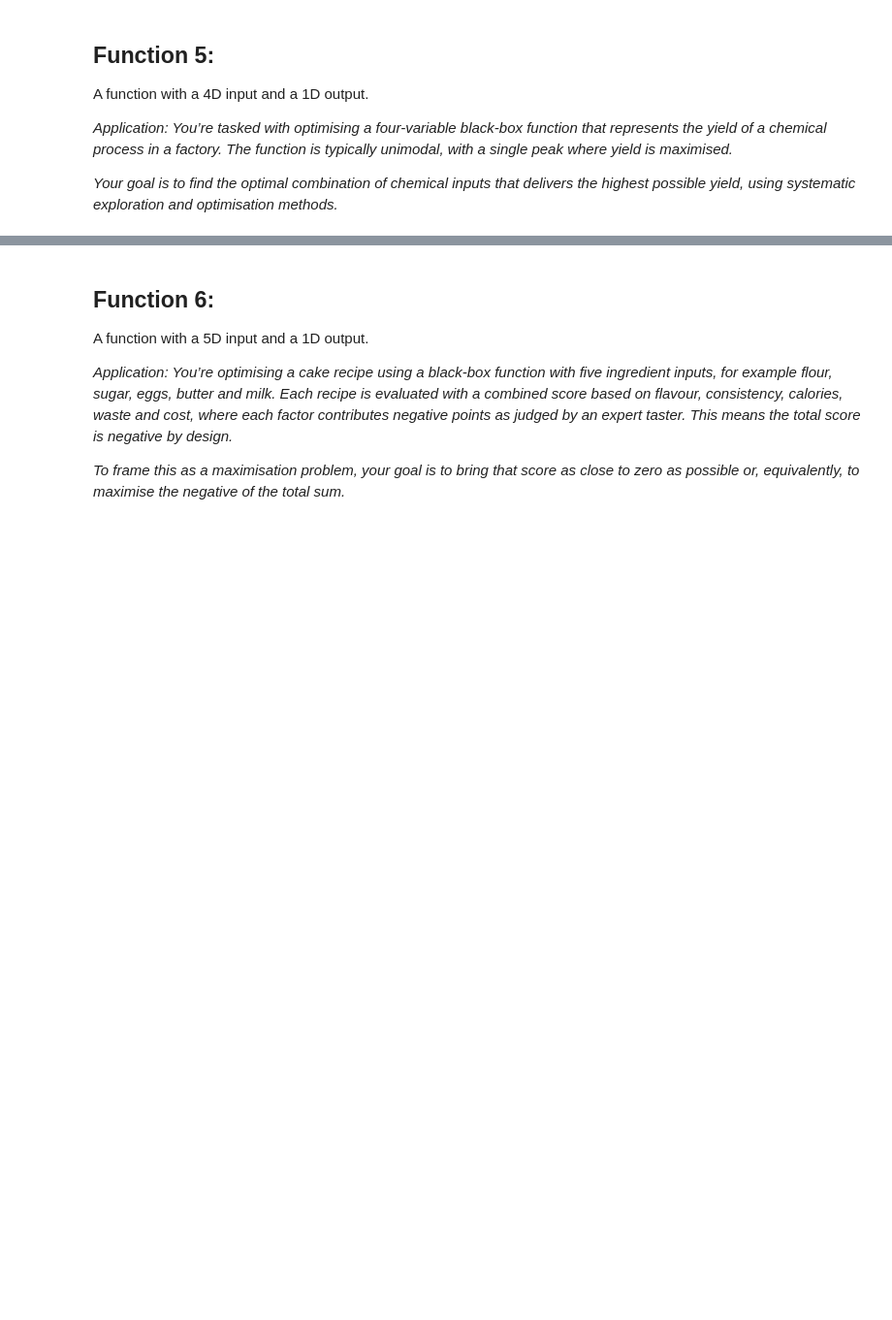
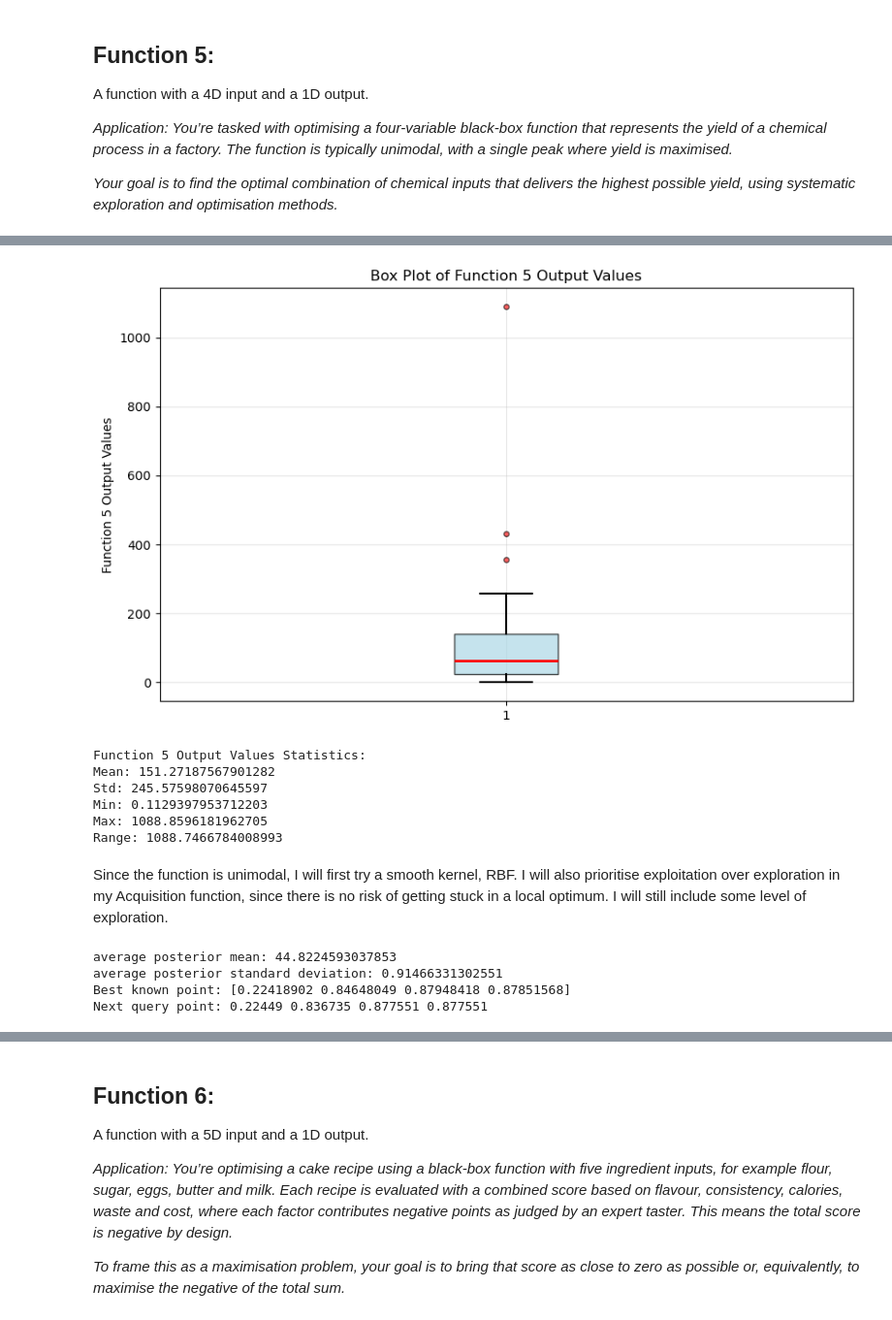
Before and after one commit to Kelly-A-W/Imperial-AI-and-ML-Course-Capstone-Project, a Jupyter notebook: capstone_assignment_12_1.ipynb, the cells around one changed output, grey strips where cells are left out. Shown: that part at 97% size. Cells and saved outputs as stored; diff of their text form; code cells hidden in the pictures; blank space fills up the shorter version.

```diff
--- a/capstone_assignment_12_1.ipynb
+++ b/capstone_assignment_12_1.ipynb
@@ -976,0 +1049,73 @@ A function with a 4D input and a 1D output.
+# %%
+# Create density plot of post_mean
+plt.figure(figsize=(10, 6))
+plt.boxplot(y_5, vert=True, patch_artist=True,
+           boxprops=dict(facecolor='lightblue', alpha=0.7),
+           medianprops=dict(color='red', linewidth=2),
+           whiskerprops=dict(color='black', linewidth=1.5),
+           capprops=dict(color='black', linewidth=1.5),
+           flierprops=dict(marker='o', markerfacecolor='red', markersize=4, alpha=0.6))
+plt.ylabel('Function 5 Output Values')
+plt.title('Box Plot of Function 5 Output Values')
+plt.grid(True, alpha=0.3)
+plt.show()
+
+# Print some statistics
+print(f"Function 5 Output Values Statistics:")
+print("Mean:", np.mean(y_5))
+print("Std:", np.std(y_5))
+print("Min:", np.min(y_5))
+print("Max:", np.max(y_5))
+print("Range:", np.max(y_5) - np.min(y_5))
+# %% [output]
+[figure, added]
+Function 5 Output Values Statistics:
+Mean: 151.27187567901282
+Std: 245.57598070645597
+Min: 0.1129397953712203
+Max: 1088.8596181962705
+Range: 1088.7466784008993
+# %% [markdown]
+
+Since the function is unimodal, I will first try a smooth kernel, RBF. I will also prioritise exploitation over exploration in my Acquisition function, since there is no risk of getting stuck in a local optimum. I will still include some level of exploration.
+# %%
+# GP assumption
+noise_assumption = 1e-10
+
+# kernel parameters
+length_scale = 0.1
+
+# set up evaluation grid:
+x_51 = np.linspace(0, 1, 50)
+x_52 = np.linspace(0, 1, 50)
+x_53 = np.linspace(0, 1, 50)
+x_54 = np.linspace(0, 1, 50)
+x_51, x_52, x_53, x_54 = np.meshgrid(x_51, x_52, x_53, x_54)
+x_5_grid = np.column_stack([x_51.ravel(), x_52.ravel(), x_53.ravel(), x_54.ravel()])
+
+# Define and fit GP
+kernel = RBF(length_scale = length_scale)
+model = GaussianProcessRegressor(kernel = kernel, alpha = noise_assumption)
+model.fit(np.array(x_5), np.array(y_5))
+
+
+# Get the predicted (posterior) mean and standard deviation for each grid point
+post_mean, post_std = model.predict(x_5_grid, return_std = True)
+print("average posterior mean:", mean(post_mean))
+print("average posterior standard deviation:", mean(post_std))
+
+# Calculate the UCB aquisition function
+kappa = 0.1
+UCB = post_mean + kappa * post_std
+
+
+# Get the next query point
+max_idx_5 = np.argmax(UCB)
+next_point_5 = x_5_grid[max_idx_5]
+print("Best known point:", x_5[np.argmax(y_5)])
+print("Next query point:", round(next_point_5[0], 6), round(next_point_5[1], 6), round(next_point_5[2], 6), round(next_point_5[3], 6))
+# %% [output]
+average posterior mean: 44.8224593037853
+average posterior standard deviation: 0.91466331302551
+Best known point: [0.22418902 0.84648049 0.87948418 0.87851568]
+Next query point: 0.22449 0.836735 0.877551 0.877551
```
Also changed, not shown: parts of 3 cells of this notebook.
